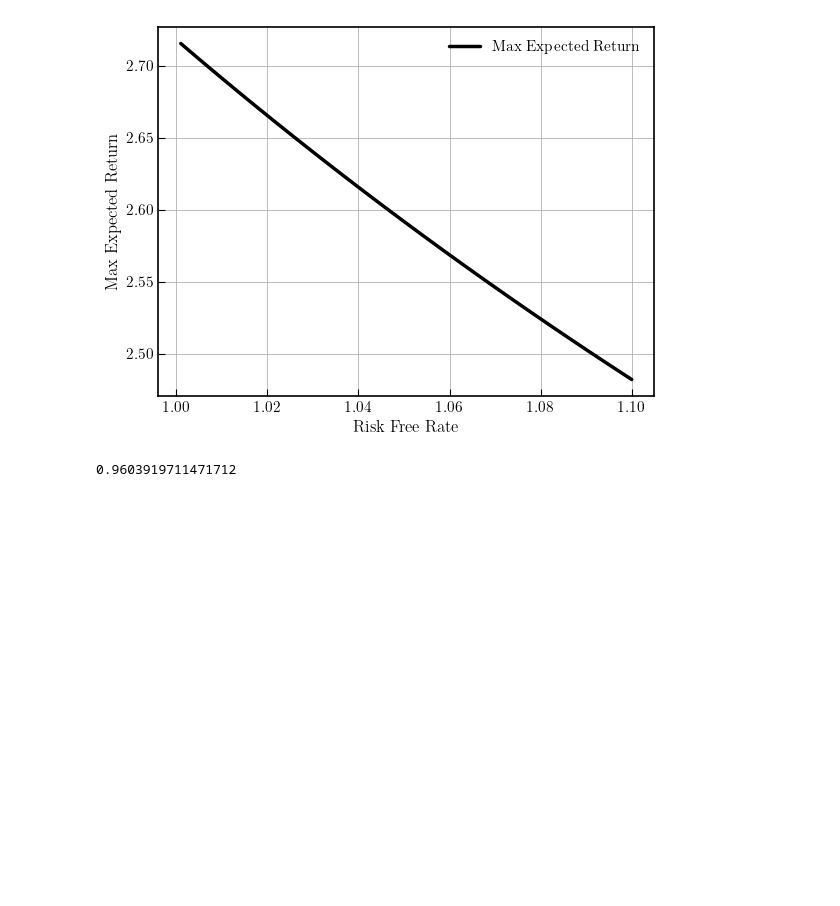
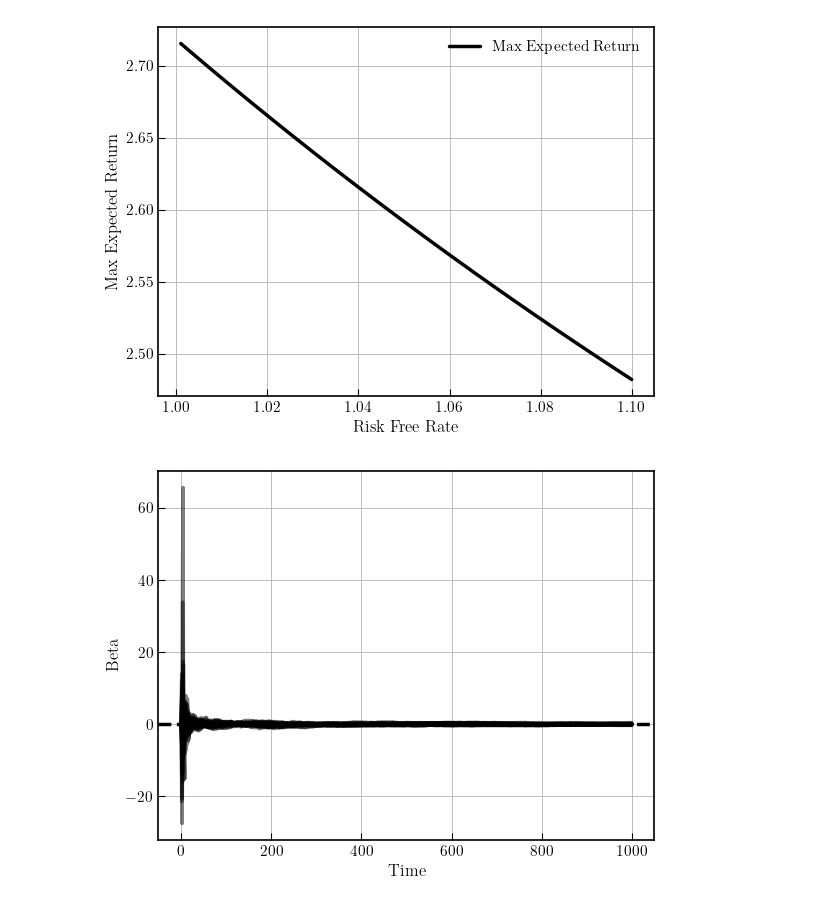
Before and after one commit to TommasoDF/Lasso_paper, a Jupyter notebook: Theory/Adam_Marcet_OLS.ipynb, the cells around one changed output. Drawn from its saved outputs; the diff is of its cells as text; code cells hidden in the pictures; blank space fills up the shorter version.

```diff
--- a/Theory/Adam_Marcet_OLS.ipynb
+++ b/Theory/Adam_Marcet_OLS.ipynb
@@ -230,7 +230,3 @@ ax.legend()
 plt.show()
 # %% [output]
 [figure]
-# %%
-delta ** (1 - gamma)
-# %% [output]
-0.9603919711471712
@@ -236,0 +273,11 @@ delta ** (1 - gamma)
+# %%
+#Visualize all the betas across different seedsfig, ax = plt.subplots()
+fig, ax = plt.subplots()
+for i, beta in enumerate(BETA.values()):
+    ax.plot(beta, label=f'Seed {seeds[i]}', alpha=0.5)
+ax.set_ylabel('Beta')
+ax.set_xlabel('Time')
+ax.axhline(0, color='black', linestyle='--', label='Rational expectations value')
+plt.show()
+# %% [output]
+[figure, added]
```
Also changed, not shown: parts of 9 cells of this notebook, 29 other files.
